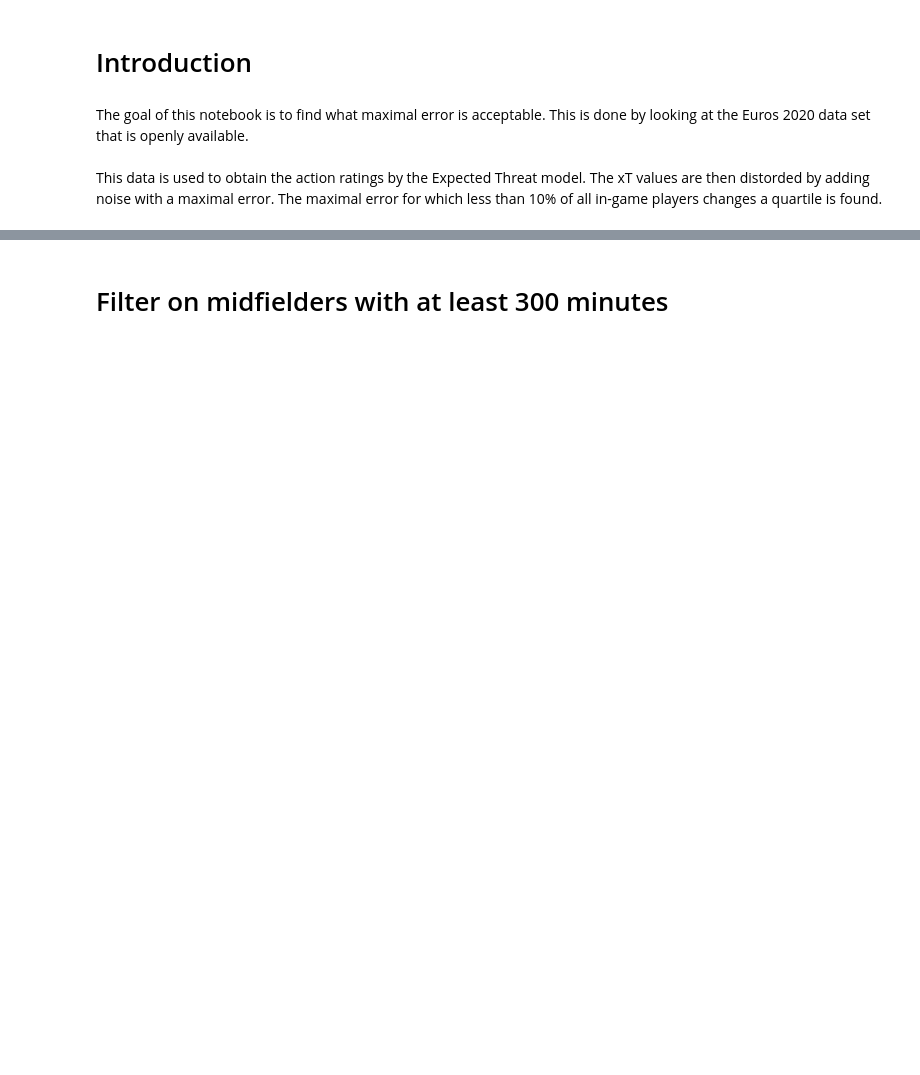
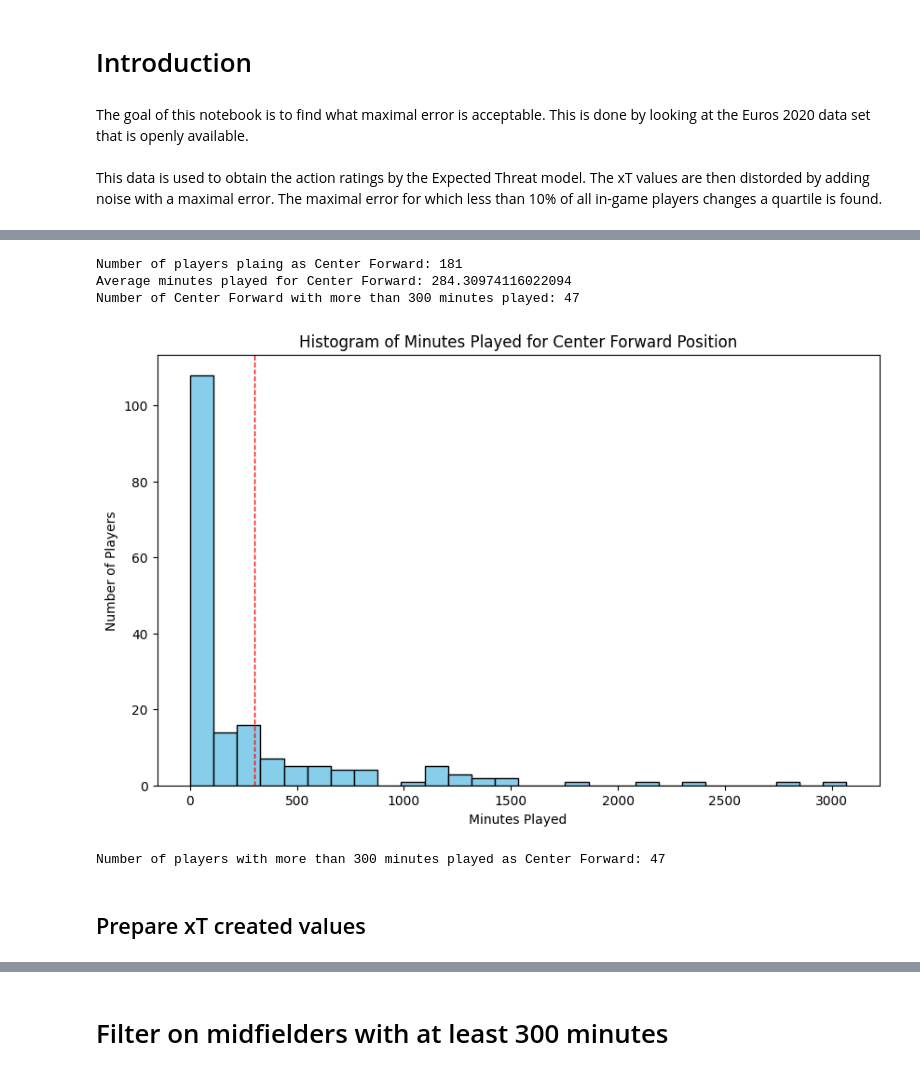
Before and after one commit to kvanarem42/xthreat-error-quantification-agentic, a Jupyter notebook: 4-investigate-results/find_maximal_error.ipynb, the cells around one changed output, grey strips where cells are left out. Drawn from its saved outputs; the diff is of its cells as text; code cells hidden in the pictures; blank space fills up the shorter version.

```diff
--- a/4-investigate-results/find_maximal_error.ipynb
+++ b/4-investigate-results/find_maximal_error.ipynb
@@ -164,0 +32,8 @@ filtered_players.head()
+# %%
+# Liguea 1 has competition_id = 7
+competition_id = 7
+# Season 2015/2016 has season_id = 27
+season_id = 27
+
+# Get the matches for Ligue 1 2015/2016
+Ligue_1_season_1516 = sb.matches(competition_id=competition_id, season_id=season_id)
@@ -164,0 +68,10 @@ filtered_players.head()
+# %%
+def timestamp_to_minutes(timestamp: str, format = "hh:mm:ss") -> float:
+    if timestamp is None:
+        return None
+    elif format == "hh:mm:ss":
+        hh, mm, ss = timestamp.split(':')
+        return int(hh) * 60 + int(mm) + float(ss) / 60
+    elif format == "mm:ss":
+        mm, ss = timestamp.split(':')
+        return int(mm) + float(ss) / 60
@@ -164,0 +151,6 @@ filtered_players.head()
+# %%
+# Convert to DataFrame for easier analysis
+df_time_played = pd.DataFrame.from_dict(time_played_per_position, orient='index', columns=['minutes_played'])
+df_time_played.index = pd.MultiIndex.from_tuples(df_time_played.index, names=['player_id', 'position'])
+df_time_played = df_time_played.reset_index()
+df_time_played
@@ -164,0 +213,3 @@ filtered_players.head()
+# %%
+# Give position to filter on
+position_filter = 'Center Forward'
@@ -164,0 +256,28 @@ filtered_players.head()
+# %%
+# Histogram of minutes played per for right winger position
+df_pos = df_time_played[df_time_played['position'] == position_filter]
+# df_pos = df_time_played[df_time_played['position'] == 'Center Attacking Midfield']
+# df_pos = df_time_played[df_time_played['position'].isin(position_filter_list)]
+print(f"Number of players plaing as {position_filter}: {len(df_pos)}")
+print(f"Average minutes played for {position_filter}: {df_pos['minutes_played'].mean()}")
+print(f"Number of {position_filter} with more than 300 minutes played: {len(df_pos[df_pos['minutes_played'] > 300])}")
+plt.figure(figsize=(10,6))
+plt.hist(df_pos['minutes_played'], bins='auto', color='skyblue', edgecolor='black')
+plt.axvline(300, color='red', linestyle='dashed', linewidth=1)
+plt.title(f'Histogram of Minutes Played for {position_filter} Position')
+plt.xlabel('Minutes Played')
+plt.ylabel('Number of Players')
+plt.show()
+# %% [output]
+Number of players plaing as Center Forward: 181
+Average minutes played for Center Forward: 284.30974116022094
+Number of Center Forward with more than 300 minutes played: 47
+[figure, added]
+# %%
+selected_player_ids = df_pos[df_pos['minutes_played'] > 300]['player_id'].tolist()
+n_players = len(selected_player_ids)
+print(f"Number of players with more than 300 minutes played as {position_filter}: {n_players}")
+# %% [output]
+Number of players with more than 300 minutes played as Center Forward: 47
+# %% [markdown]
+## Prepare xT created values
```
Also changed, not shown: parts of 77 cells of this notebook, 18 other files.
